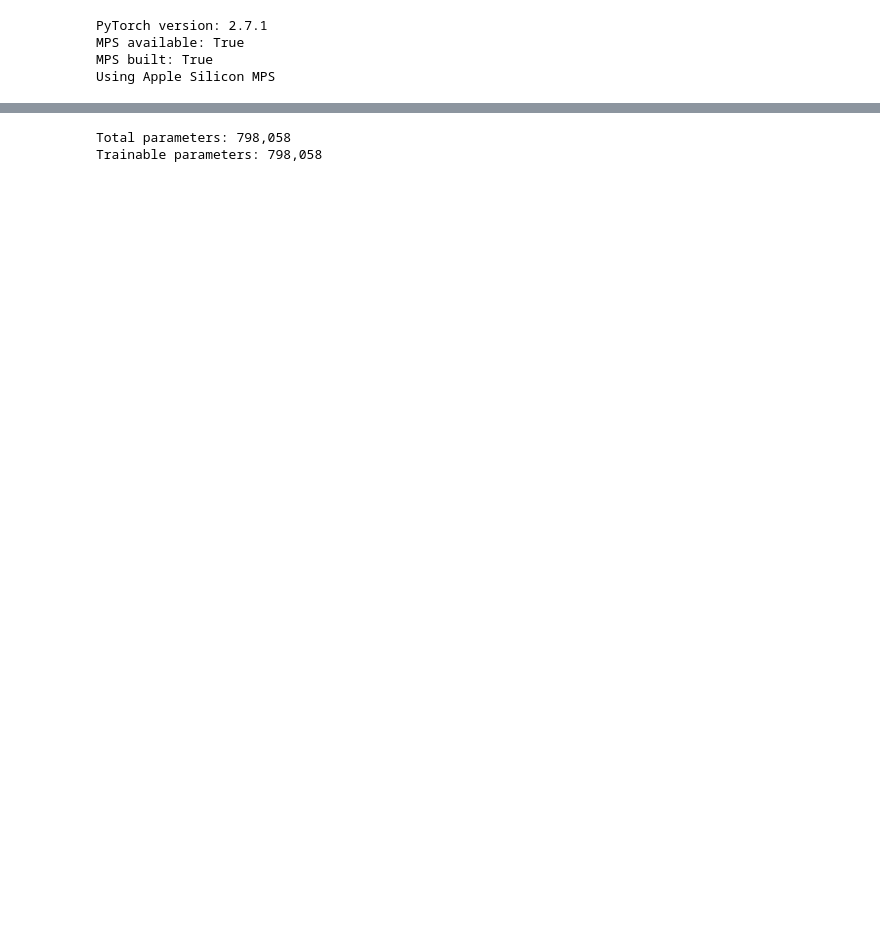
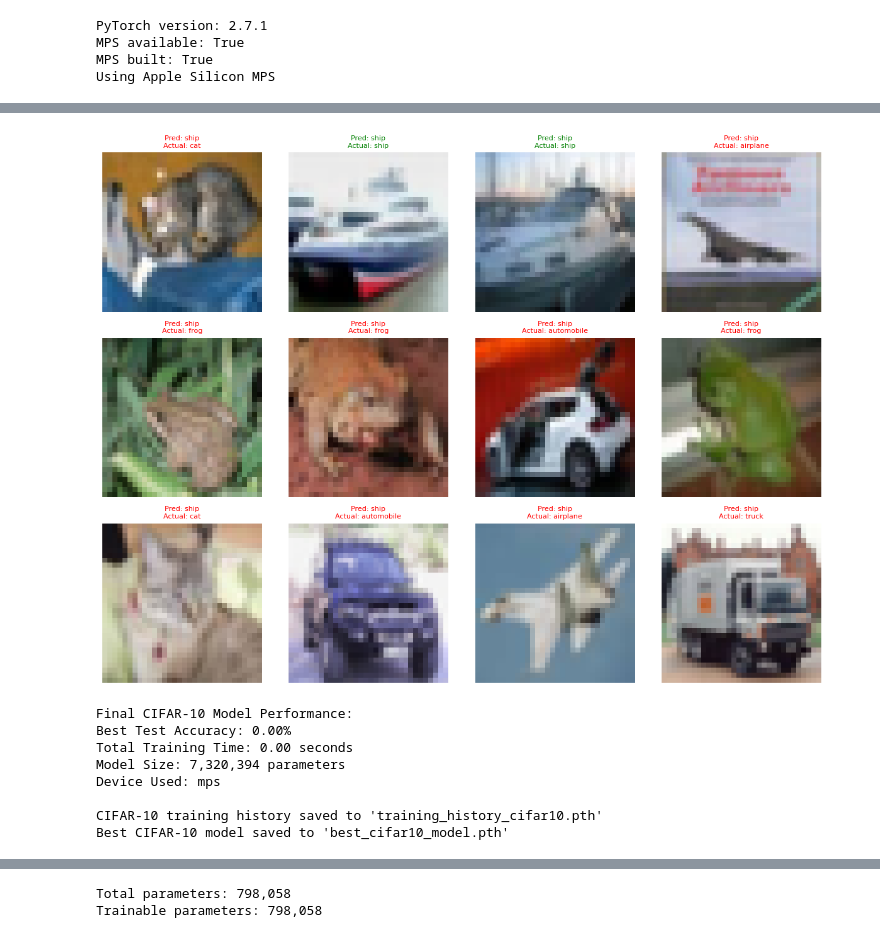
Before and after one commit to acefesan/ml_notebooks, a Jupyter notebook: pytorch_mnist_cnn.ipynb, the cells around one changed output, grey strips where cells are left out. Drawn from its saved outputs; the diff is of its cells as text; code cells hidden in the pictures; blank space fills up the shorter version.

```diff
--- a/pytorch_mnist_cnn.ipynb
+++ b/pytorch_mnist_cnn.ipynb
@@ -163,0 +56,16 @@ class MNISTCNN(nn.Module):
+# %%
+# Initialize CIFAR-10 model
+model_cifar = models.CIFAR10CNN().to(device)
+
+# Count parameters
+total_params_cifar = sum(p.numel() for p in model_cifar.parameters())
+trainable_params_cifar = sum(p.numel() for p in model_cifar.parameters() if p.requires_grad)
+print(f"CIFAR-10 Model - Total parameters: {total_params_cifar:,}")
+print(f"CIFAR-10 Model - Trainable parameters: {trainable_params_cifar:,}")
+
+# Loss function and optimizer for CIFAR-10
+criterion_cifar = nn.CrossEntropyLoss()
+optimizer_cifar = optim.AdamW(model_cifar.parameters(), lr=0.001, weight_decay=1e-4)
+
+# Learning rate scheduler with cosine annealing for better CIFAR-10 performance
+scheduler_cifar = optim.lr_scheduler.CosineAnnealingLR(optimizer_cifar, T_max=50, eta_min=1e-6)
@@ -163,0 +150,34 @@ class MNISTCNN(nn.Module):
+# %%
+importlib.reload(visualize)
+visualize.show_cifar_predictions(model_cifar, test_loader_cifar, device, cifar10_classes=cifar_data_info["class_names"])
+
+# Final CIFAR-10 model summary
+print(f"\nFinal CIFAR-10 Model Performance:")
+print(f"Best Test Accuracy: {best_accuracy_cifar:.2f}%")
+print(f"Total Training Time: {total_time_cifar:.2f} seconds")
+print(f"Model Size: {total_params_cifar:,} parameters")
+print(f"Device Used: {device}")
+
+# Save CIFAR-10 training history
+training_history_cifar = {
+    'train_losses': train_losses_cifar,
+    'train_accuracies': train_accuracies_cifar,
+    'test_losses': test_losses_cifar,
+    'test_accuracies': test_accuracies_cifar,
+    'best_accuracy': best_accuracy_cifar,
+    'total_time': total_time_cifar
+}
+
+torch.save(training_history_cifar, 'training_history_cifar10.pth')
+print("\nCIFAR-10 training history saved to 'training_history_cifar10.pth'")
+print("Best CIFAR-10 model saved to 'best_cifar10_model.pth'")
+# %% [output]
+[figure, added]
+Final CIFAR-10 Model Performance:
+Best Test Accuracy: 0.00%
+Total Training Time: 0.00 seconds
+Model Size: 7,320,394 parameters
+Device Used: mps
+
+CIFAR-10 training history saved to 'training_history_cifar10.pth'
+Best CIFAR-10 model saved to 'best_cifar10_model.pth'
```
Also changed, not shown: parts of 23 cells of this notebook, 8 other files.
